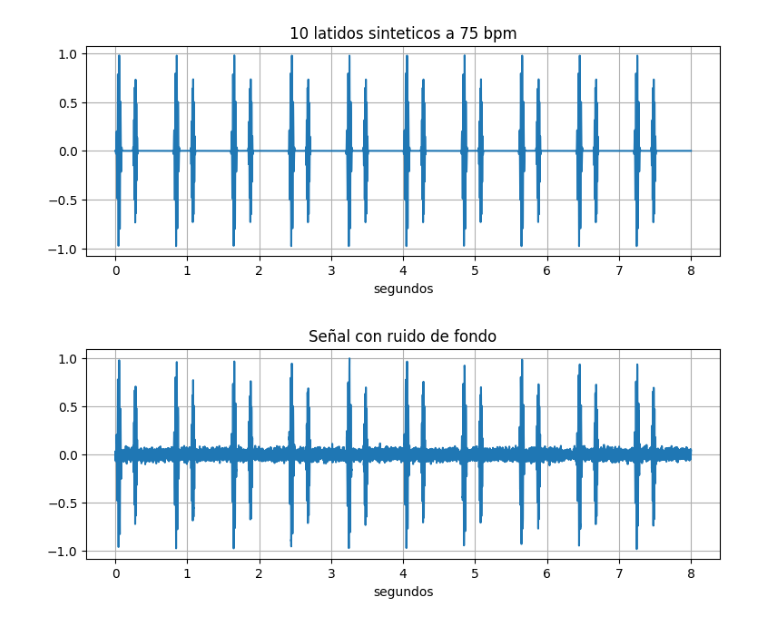
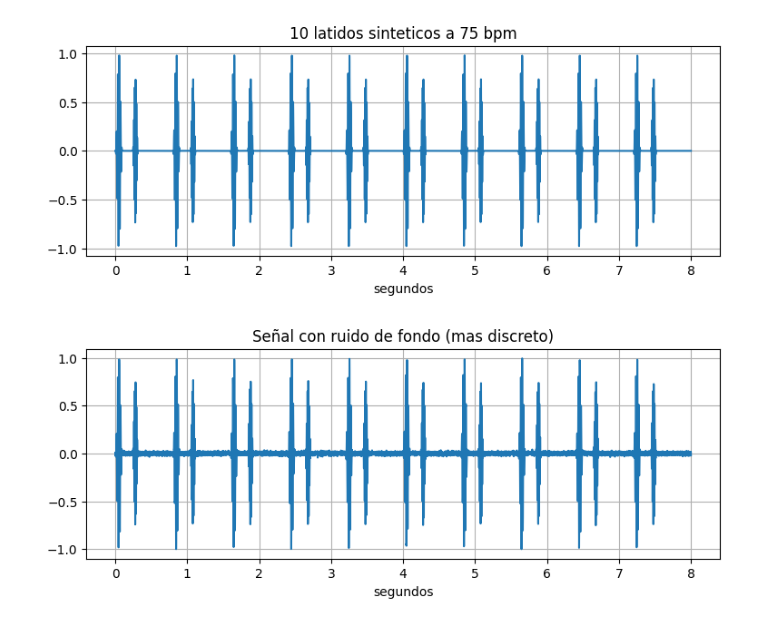
Before and after one commit to fortunatoramirez/clasificador-ac, a Jupyter notebook: notebooks/entorno.ipynb, the cells around one changed output. Cells and saved outputs as stored; diff of their text form; code cells hidden in the pictures.

```diff
--- a/notebooks/entorno.ipynb
+++ b/notebooks/entorno.ipynb
@@ -81,22 +82,25 @@ plt.show()
 # %% [output]
 [figure]
 # %%
-ruido = RNG.normal(0, 0.03, size=t.shape)
-señal_con_ruido = señal + ruido
+# normalizamos el latido SOLO (sin ruido todavia), para asegurar que los
+# pulsos S1/S2 lleguen a su volumen maximo
+señal_normalizada = señal / np.max(np.abs(señal))
 
-señal_normalizada = señal_con_ruido / np.max(np.abs(señal_con_ruido))
+# ruido bastante mas discreto que antes (0.01 en vez de 0.03)
+ruido = RNG.normal(0, 0.01, size=t.shape)
+señal_final = señal_normalizada + ruido
 
-plt.plot(t, señal_normalizada)
-plt.title('Señal con ruido de fondo')
+# por si el ruido empujo algun punto un poquito arriba de 1, reacomodamos otra vez
+señal_final = señal_final / np.max(np.abs(señal_final))
+
+plt.plot(t, señal_final)
+plt.title('Señal con ruido de fondo (mas discreto)')
 plt.xlabel('segundos')
 plt.show()
 
-from scipy.io import wavfile
-
-audio_int16 = (señal_normalizada * 32767).astype(np.int16)
+audio_int16 = (señal_final * 32767).astype(np.int16)
 wavfile.write('ejemplo_latido.wav', FS, audio_int16)
-
-display(Audio('ejemplo_latido.wav')) #se escucha muy leve el latido, se escucha mas ruido como viento
+display(Audio('ejemplo_latido.wav'))
 # %% [output]
-[figure, old version]
+[figure, new version]
 [interactive output not drawn]
```
Also changed, not shown: parts of 5 cells of this notebook, 1 other file.
